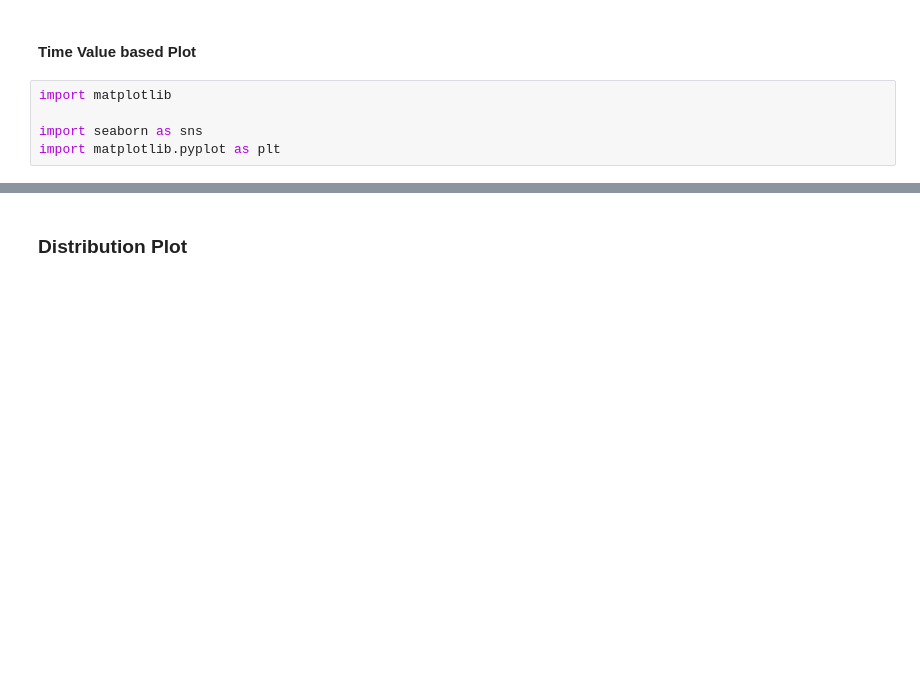
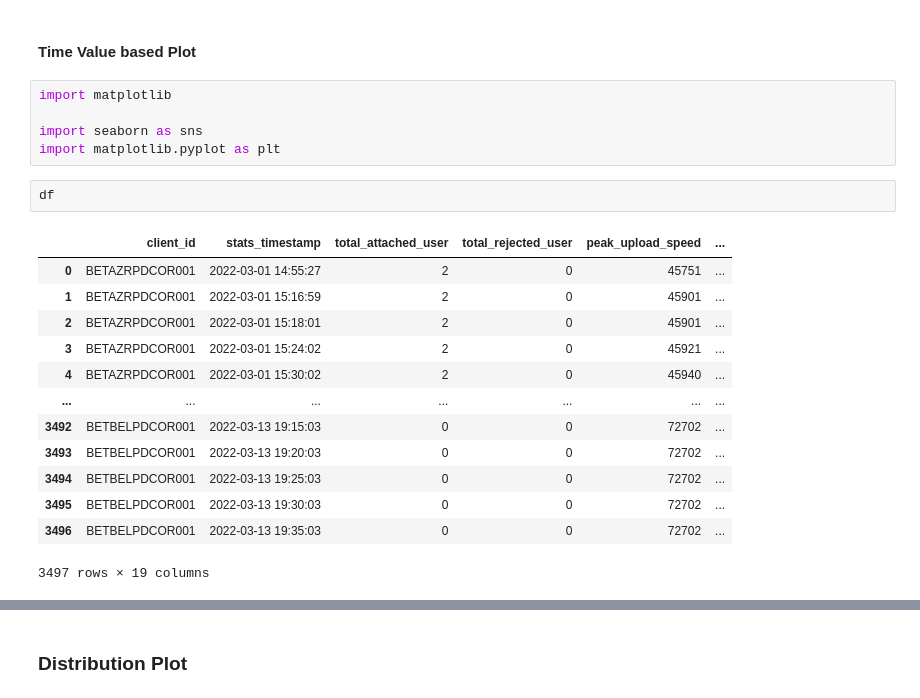
Before and after one commit to dujijundavid/Anomaly_Detection, a Jupyter notebook: Anomaly Start [Work in process].ipynb, the cells around one changed output, grey strips where cells are left out. Cells and saved outputs as stored; diff of their text form; blank space fills up the shorter version.

```diff
--- a/Anomaly Start [Work in process].ipynb
+++ b/Anomaly Start [Work in process].ipynb
@@ -390,4 +520,20 @@ import matplotlib
 
 import seaborn as sns
 import matplotlib.pyplot as plt
+# %%
+df
+# %% [output]
+|  | client_id | stats_timestamp | total_attached_user | total_rejected_user | peak_upload_speed | ... |
+| 0 | BETAZRPDCOR001 | 2022-03-01 14:55:27 | 2 | 0 | 45751 | ... |
+| 1 | BETAZRPDCOR001 | 2022-03-01 15:16:59 | 2 | 0 | 45901 | ... |
+| 2 | BETAZRPDCOR001 | 2022-03-01 15:18:01 | 2 | 0 | 45901 | ... |
+| 3 | BETAZRPDCOR001 | 2022-03-01 15:24:02 | 2 | 0 | 45921 | ... |
+| 4 | BETAZRPDCOR001 | 2022-03-01 15:30:02 | 2 | 0 | 45940 | ... |
+| ... | ... | ... | ... | ... | ... | ... |
+| 3492 | BETBELPDCOR001 | 2022-03-13 19:15:03 | 0 | 0 | 72702 | ... |
+| 3493 | BETBELPDCOR001 | 2022-03-13 19:20:03 | 0 | 0 | 72702 | ... |
+| 3494 | BETBELPDCOR001 | 2022-03-13 19:25:03 | 0 | 0 | 72702 | ... |
+| 3495 | BETBELPDCOR001 | 2022-03-13 19:30:03 | 0 | 0 | 72702 | ... |
+| 3496 | BETBELPDCOR001 | 2022-03-13 19:35:03 | 0 | 0 | 72702 | ... |
+3497 rows × 19 columns
 # %%
```
Also changed, not shown: parts of 40 cells of this notebook, 1 other file.
